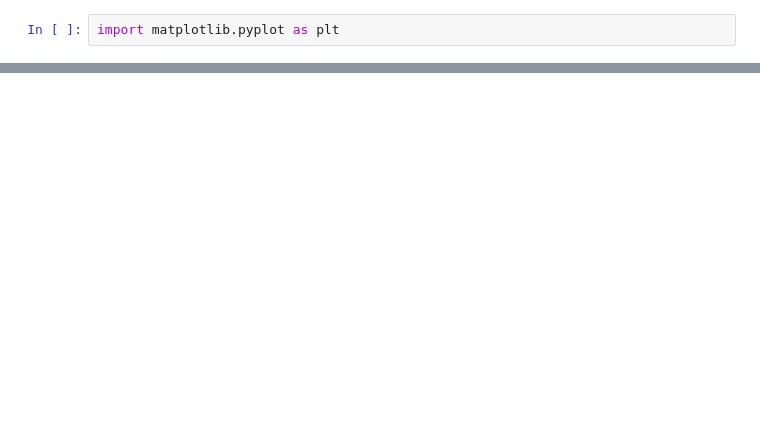
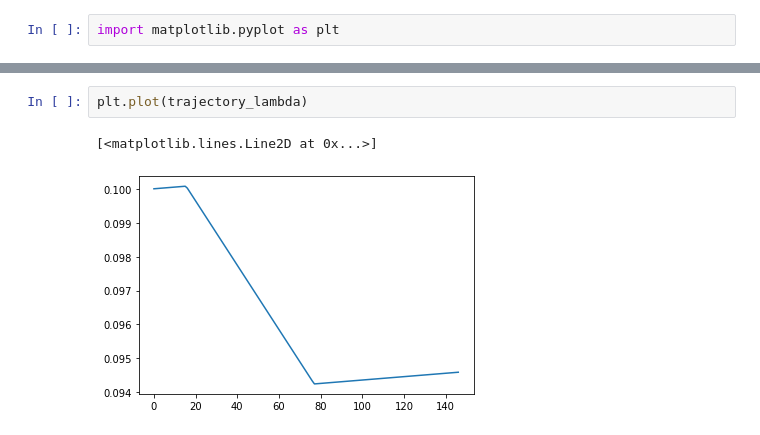
Before and after one commit to xIa066/StochasticGradientDescentAlgorithm-MarkovChianCovidModelling, a Jupyter notebook: Initial simulation with natural values.ipynb, the cells around one changed output, grey strips where cells are left out. Cells and saved outputs as stored; diff of their text form; blank space fills up the shorter version.

```diff
--- a/Initial simulation with natural values.ipynb
+++ b/Initial simulation with natural values.ipynb
@@ -197,0 +215,5 @@ plt.plot(trajectory_T_n,trajectory_X_n)
+# %%
+plt.plot(trajectory_lambda)
+# %% [output]
+[<matplotlib.lines.Line2D at 0x...>]
+[figure, added]
```
Also changed, not shown: parts of 8 cells of this notebook.
